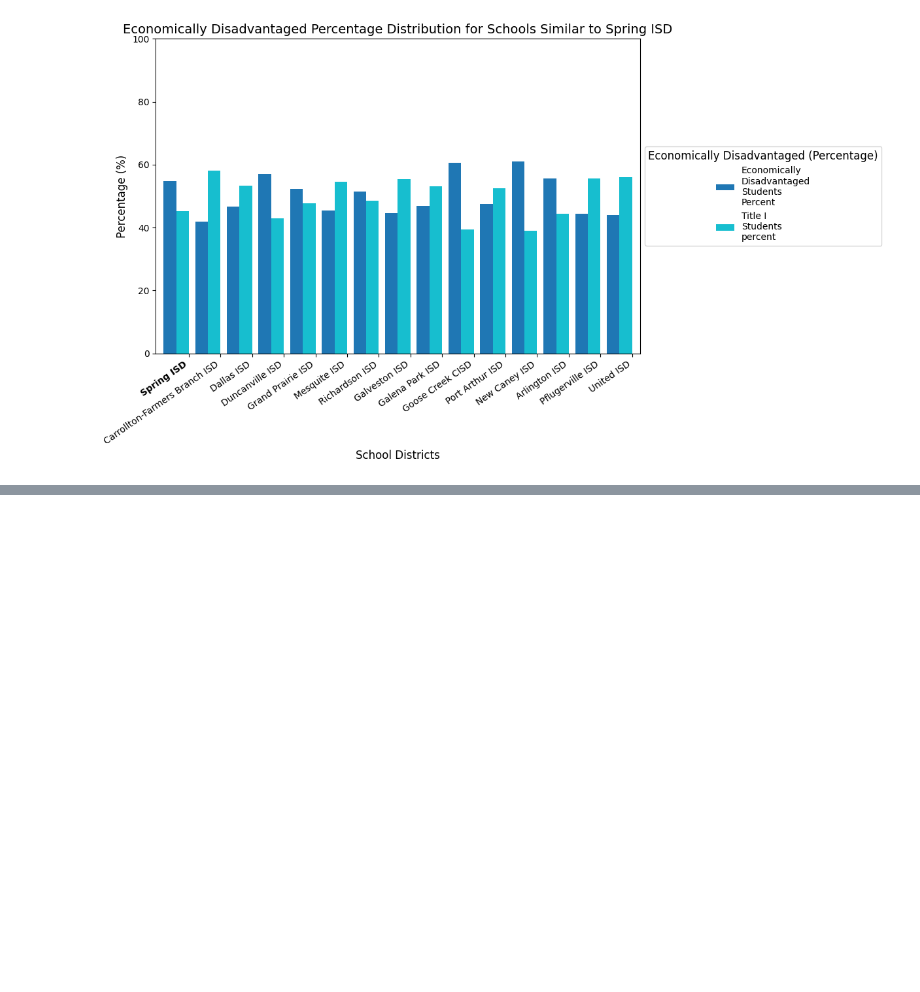
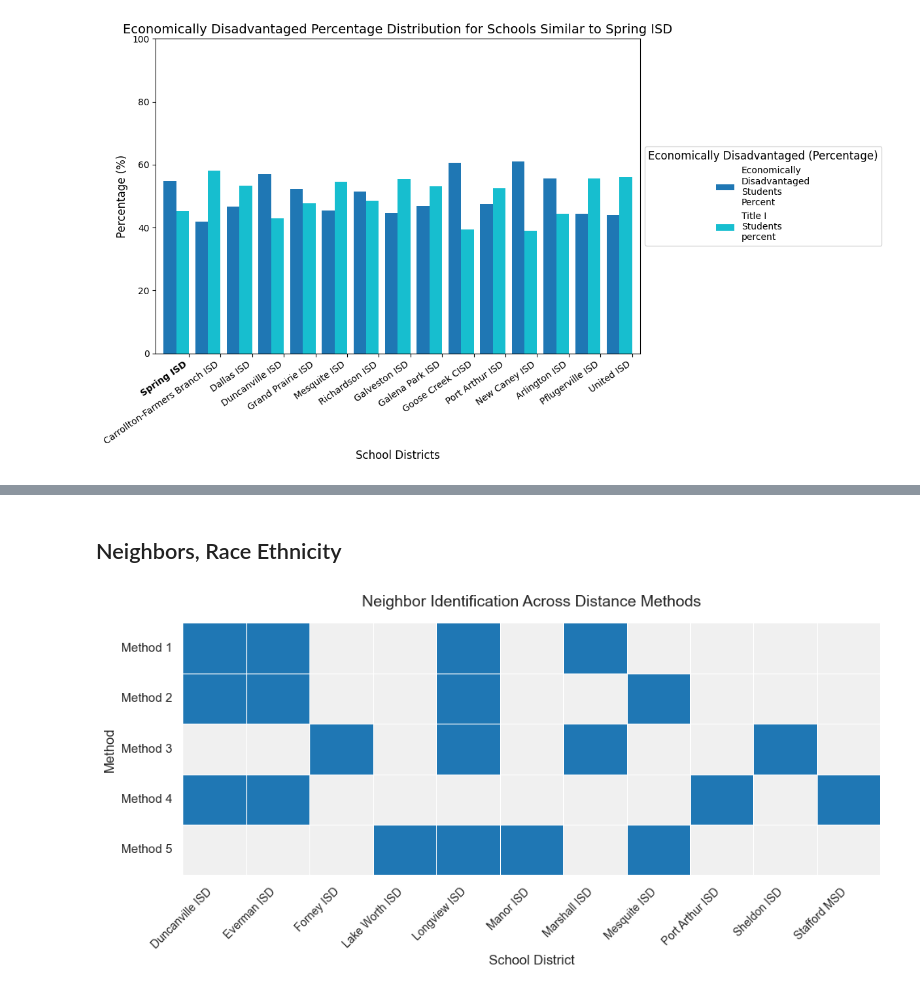
Before and after one commit to RiceD2KLab/HERC_Sp25, a Jupyter notebook: 4_Data_Modeling/4.2_KNN_Clustering/SpringISD.ipynb, the cells around one changed output, grey strips where cells are left out. Saved outputs shown, nothing was run; the diff lists cells and outputs as text; code cells hidden in the pictures; blank space fills up the shorter version.

```diff
--- a/4_Data_Modeling/4.2_KNN_Clustering/SpringISD.ipynb
+++ b/4_Data_Modeling/4.2_KNN_Clustering/SpringISD.ipynb
@@ -92,0 +183,51 @@ econ_disadv_plot = comparePlotter(springISD, plot_func = plot_economically_disad
+# %% [markdown]
+## Neighbors, Race Ethnicity
+# %%
+neighbors = compareMetrics(springISD, df = df, selected_features = race_ethnicity_percent)
+
+neighbors = neighbors[neighbors['DISTRICT_id'] != springISD]
+
+neighbors['DISTNAME'] = [title_case_with_spaces(dist) for dist in neighbors['DISTNAME']]
+
+# Presence matrix
+presence_matrix = (
+    neighbors.drop_duplicates()
+      .assign(value=1)
+      .pivot_table(index="DISTNAME", columns="metric", values="value", fill_value=0)
+)
+
+
+# Transpose for methods on y-axis
+matrix_T = presence_matrix.T
+
+# Plot
+sns.set(style="whitegrid", font_scale=1.1)
+
+# Dynamically widen plot based on district count
+n_districts = matrix_T.shape[1]
+fig_width = max(10, n_districts * 0.6)  # Adjust this multiplier as needed
+
+plt.figure(figsize=(fig_width, 5))
+ax = sns.heatmap(
+    matrix_T,
+    cmap=sns.color_palette(["#f0f0f0", "#1f77b4"]),
+    linewidths=0.7,
+    linecolor="white",
+    cbar=False,
+    square=False
+)
+
+# Clean formatting
+ax.set_title("Neighbor Identification Across Distance Methods", fontsize=14, pad=15)
+ax.set_xlabel("School District", fontsize=12)
+ax.set_ylabel("Method", fontsize=12)
+
+# Rotate both axes for clarity
+ax.set_xticklabels(ax.get_xticklabels(), rotation=45, ha="right", fontsize=10)
+ax.set_yticklabels(ax.get_yticklabels(), rotation=0, fontsize=11)
+
+sns.despine(left=True, bottom=True)
+plt.tight_layout()
+plt.show()
+# %% [output]
+[figure, added]
```
Also changed, not shown: parts of 16 cells of this notebook.
